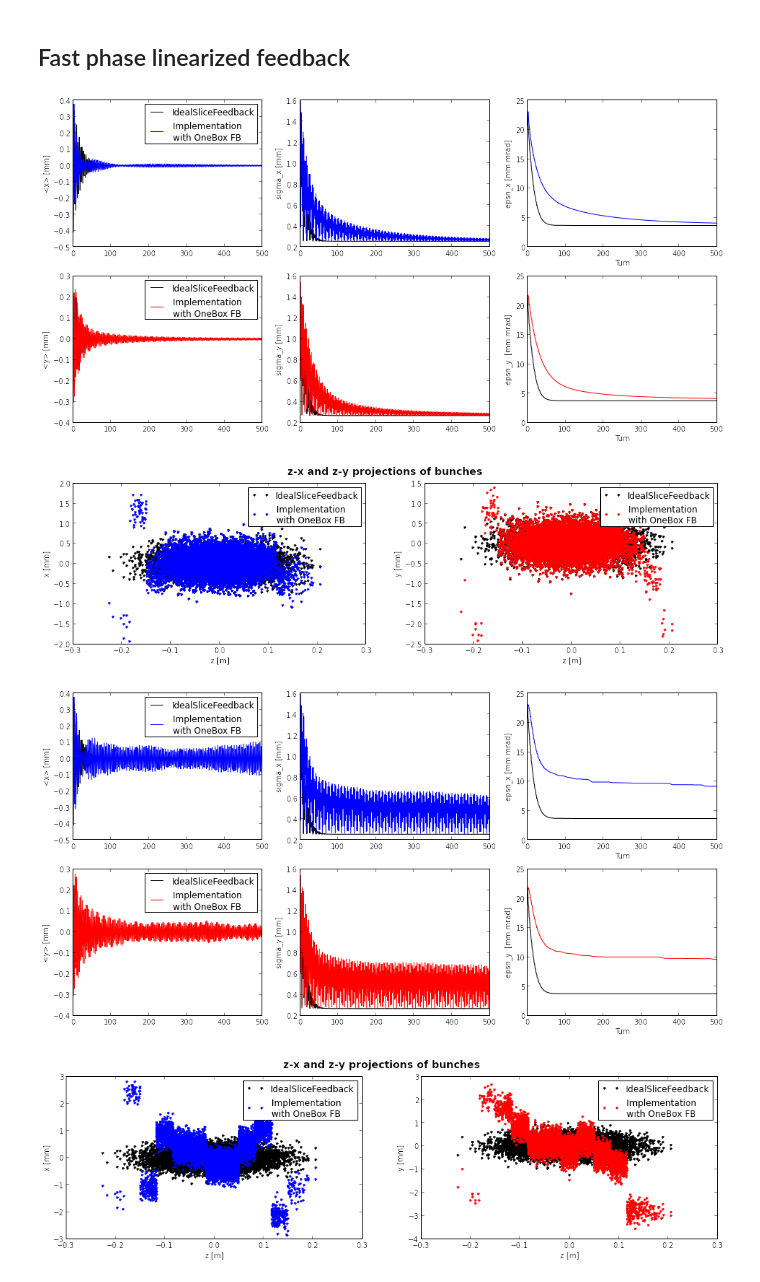
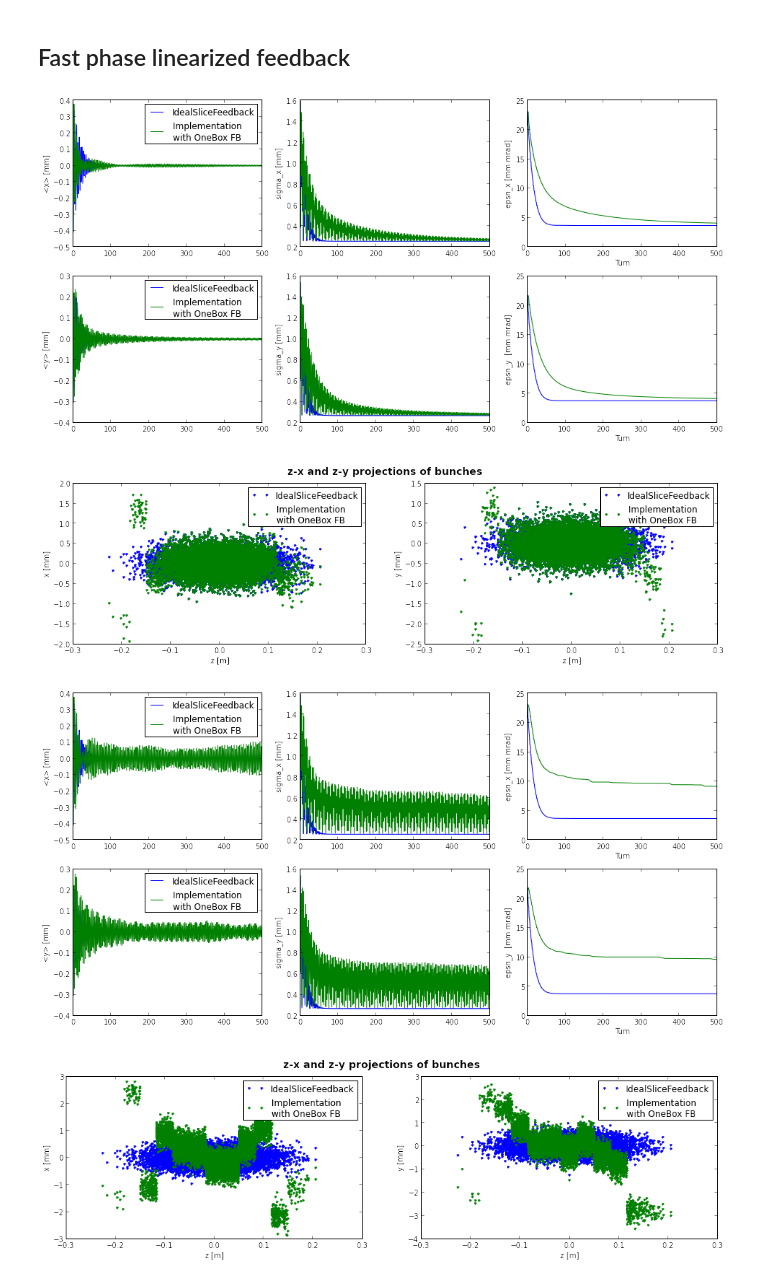
Before and after one commit to jkomppula/PyHEADTAIL_feedback, a Jupyter notebook: interactive-tests/RealisticOneboxFeedbackTest.ipynb, the cells around one changed output. Saved outputs shown, nothing was run; the diff lists cells and outputs as text; code cells hidden in the pictures.

```diff
--- a/interactive-tests/RealisticOneboxFeedbackTest.ipynb
+++ b/interactive-tests/RealisticOneboxFeedbackTest.ipynb
@@ -109,23 +107,25 @@ class BunchTracker(object):
         self.epsn_y = np.append(self.epsn_y,[self.bunch.epsn_y()])
         self.epsn_z = np.append(self.epsn_z,[self.bunch.epsn_z()])
 # %%
-def compare_traces(tracker_0,tracker_1,label_0,label_1):
+def compare_traces(trackers,labels):
     fig = plt.figure(figsize=(16, 8))
     ax_x_mean = fig.add_subplot(231)
     ax_x_sigma = fig.add_subplot(232)
     ax_x_epsn = fig.add_subplot(233)
 
-    ax_x_mean.plot(tracker_0.turn, tracker_0.mean_x*1000,'k-', label=label_0)
-    ax_x_mean.plot(tracker_1.turn, tracker_1.mean_x*1000,'b-', label=label_1)
+    for i,tracker in enumerate(trackers):
+        ax_x_mean.plot(tracker.turn, tracker.mean_x*1000, label=labels[i])
     ax_x_mean.legend(loc='upper right')
     ax_x_mean.set_ylabel('<x> [mm]')
     ax_x_mean.ticklabel_format(useOffset=False)
 
-    ax_x_sigma.plot(tracker_0.turn, tracker_0.sigma_x*1000,'k-',tracker_1.turn, tracker_1.sigma_x*1000,'b-')
+    for i,tracker in enumerate(trackers):
+        ax_x_sigma.plot(tracker.turn, tracker.sigma_x*1000, label=labels[i])
     ax_x_sigma.set_ylabel('sigma_x [mm]')
     ax_x_sigma.ticklabel_format(useOffset=False)
 
-    ax_x_epsn.plot(tracker_0.turn, tracker_0.epsn_x*1e6,'k-',tracker_1.turn, tracker_1.epsn_x*1e6,'b-')
+    for i,tracker in enumerate(trackers):
+        ax_x_epsn.plot(tracker.turn, tracker.epsn_x*1e6, label=labels[i])
     ax_x_epsn.set_ylabel('epsn_x [mm mrad]')
     ax_x_epsn.set_xlabel('Turn')
     ax_x_epsn.ticklabel_format(useOffset=False)
@@ -134,36 +134,38 @@ def compare_traces(tracker_0,tracker_1,label_0,label_1):
     ax_y_sigma = fig.add_subplot(235)
     ax_y_epsn = fig.add_subplot(236)
 
-    ax_y_mean.plot(tracker_0.turn, tracker_0.mean_y*1000,'k-', label=label_0)
-    ax_y_mean.plot(tracker_1.turn, tracker_1.mean_y*1000,'r-', label=label_1)
+    for i,tracker in enumerate(trackers):
+        ax_y_mean.plot(tracker.turn, tracker.mean_y*1000, label=labels[i])
     ax_y_mean.legend(loc='upper right')
     ax_y_mean.set_ylabel('<y> [mm]')
     ax_y_mean.ticklabel_format(useOffset=False)
 
-    ax_y_sigma.plot(tracker_0.turn, tracker_0.sigma_y*1000,'k-',tracker_1.turn, tracker_1.sigma_y*1000,'r-')
+    for i,tracker in enumerate(trackers):
+        ax_y_sigma.plot(tracker.turn, tracker.sigma_y*1000, label=labels[i])
     ax_y_sigma.set_ylabel('sigma_y [mm]')
     ax_y_sigma.ticklabel_format(useOffset=False)
 
-    ax_y_epsn.plot(tracker_0.turn, tracker_0.epsn_y*1e6,'k-',tracker_1.turn, tracker_1.epsn_y*1e6,'r-')
+    for i,tracker in enumerate(trackers):
+        ax_y_epsn.plot(tracker.turn, tracker.epsn_y*1e6, label=labels[i])
     ax_y_epsn.set_ylabel('epsn_y  [mm mrad]')
     ax_y_epsn.set_xlabel('Turn')
     ax_y_epsn.ticklabel_format(useOffset=False)
 
     plt.show()
 # %%
-def compare_projections(bunch_0, bunch_1,label_0,label_1):
+def compare_projections(bunches, labels):
     fig = plt.figure(figsize=(16, 4))
     fig.suptitle('z-x and z-y projections of bunches', fontsize=14, fontweight='bold')
     ax_z_x = fig.add_subplot(121)
     ax_z_y = fig.add_subplot(122)
 
-    ax_z_x.plot(bunch_0.z, bunch_0.x*1000, 'k.', label=label_0)
-    ax_z_x.plot(bunch_1.z,bunch_1.x*1000,'b.', label=label_1)
+    for i,bunch in enumerate(bunches):
+        ax_z_x.plot(bunch.z, bunch.x*1000,'.', label=labels[i])
     ax_z_x.legend(loc='upper right')
     ax_z_x.set_xlabel('z [m]')
     ax_z_x.set_ylabel('x [mm]')
-    ax_z_y.plot(bunch_0.z, bunch_0.y*1000, 'k.', label=label_0)
-    ax_z_y.plot(bunch_1.z, bunch_1.y*1000,'r.', label=label_1)
+    for i,bunch in enumerate(bunches):
+        ax_z_y.plot(bunch.z, bunch.y*1000,'.', label=labels[i])
     ax_z_y.legend(loc='upper right')
     ax_z_y.set_xlabel('z [m]')
     ax_z_y.set_ylabel('y [mm]')
@@ -298,11 +300,11 @@ total_map_FB = [i for i in trans_map] + [long_map] + [feedback_map]
 
 track(n_turns, bunch_fast_FB,total_map_FB,tracker_fast_FB)
 
-compare_traces(tracker_IdealSliceFB,tracker_fast_FB, 'IdealSliceFeedback', 'Implementation \nwith OneBox FB')
-compare_projections( bunch_IdealSliceFB, bunch_fast_FB, 'IdealSliceFeedback', 'Implementation \nwith OneBox FB')
+compare_traces([tracker_IdealSliceFB,tracker_fast_FB], ['IdealSliceFeedback', 'Implementation \nwith OneBox FB'])
+compare_projections([bunch_IdealSliceFB, bunch_fast_FB], ['IdealSliceFeedback', 'Implementation \nwith OneBox FB'])
 # %% [output]
-[figure, old version]
+[figure, new version]
-[figure, old version]
+[figure, new version]
 # %%
 # CASE II
 # A pick up can not be modelled realistic by using only ChargeWeighter and LowpassFilter linke in the case I.
@@ -326,34 +328,34 @@ omega_y = 2.*pi*Q_y
 # delay [turns]
 n_delay = 1
 # number of turns averaged
 n_avg = 10
 
 # parameters for the inverse weighter
 # parameters for the inverse weighter
 bunch_length = 0.2
 bunch_decay_length = 0.1
 maximum_weight = 10
 
 noise_level = 0.1e-3
 threshold_level = 0.4e-3
 
 signal_processors_x = [PickUp(noise_level,f_c_pickup,threshold_level),
                        CosineSumRegister(n_delay,n_avg,omega_x),
                        PhaseLinearizedLowpass(f_c_kicker)
                       ]
 
 signal_processors_y = [PickUp(noise_level,f_c_pickup,threshold_level),
                        CosineSumRegister(n_delay,n_avg,omega_y),
                        PhaseLinearizedLowpass(f_c_kicker)
                       ]
 
 feedback_map = OneboxFeedback(feedback_gain,slicer,signal_processors_x,signal_processors_y,'displacement')
 total_map_FB = [i for i in trans_map] + [long_map] + [feedback_map]
 
 track(n_turns, bunch_fast_FB,total_map_FB,tracker_fast_FB)
 
-compare_traces(tracker_IdealSliceFB,tracker_fast_FB, 'IdealSliceFeedback', 'Implementation \nwith OneBox FB')
-compare_projections( bunch_IdealSliceFB, bunch_fast_FB, 'IdealSliceFeedback', 'Implementation \nwith OneBox FB')
+compare_traces([tracker_IdealSliceFB,tracker_fast_FB], ['IdealSliceFeedback', 'Implementation \nwith OneBox FB'])
+compare_projections([bunch_IdealSliceFB, bunch_fast_FB], ['IdealSliceFeedback', 'Implementation \nwith OneBox FB'])
 # %% [output]
-[figure, old version]
+[figure, new version]
-[figure, old version]
+[figure, new version]
```
Also changed, not shown: parts of 1 cell of this notebook, 2 other files.
